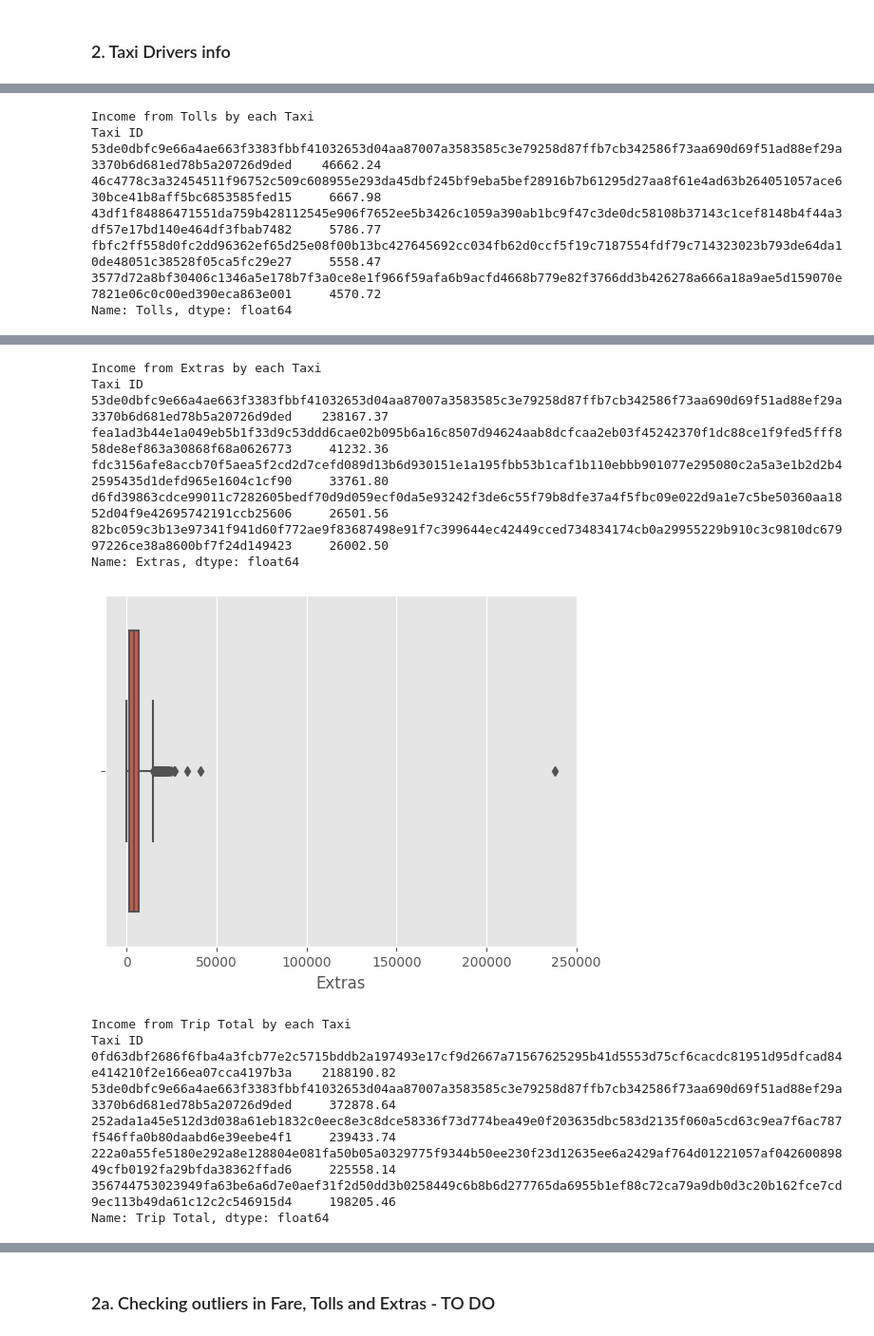
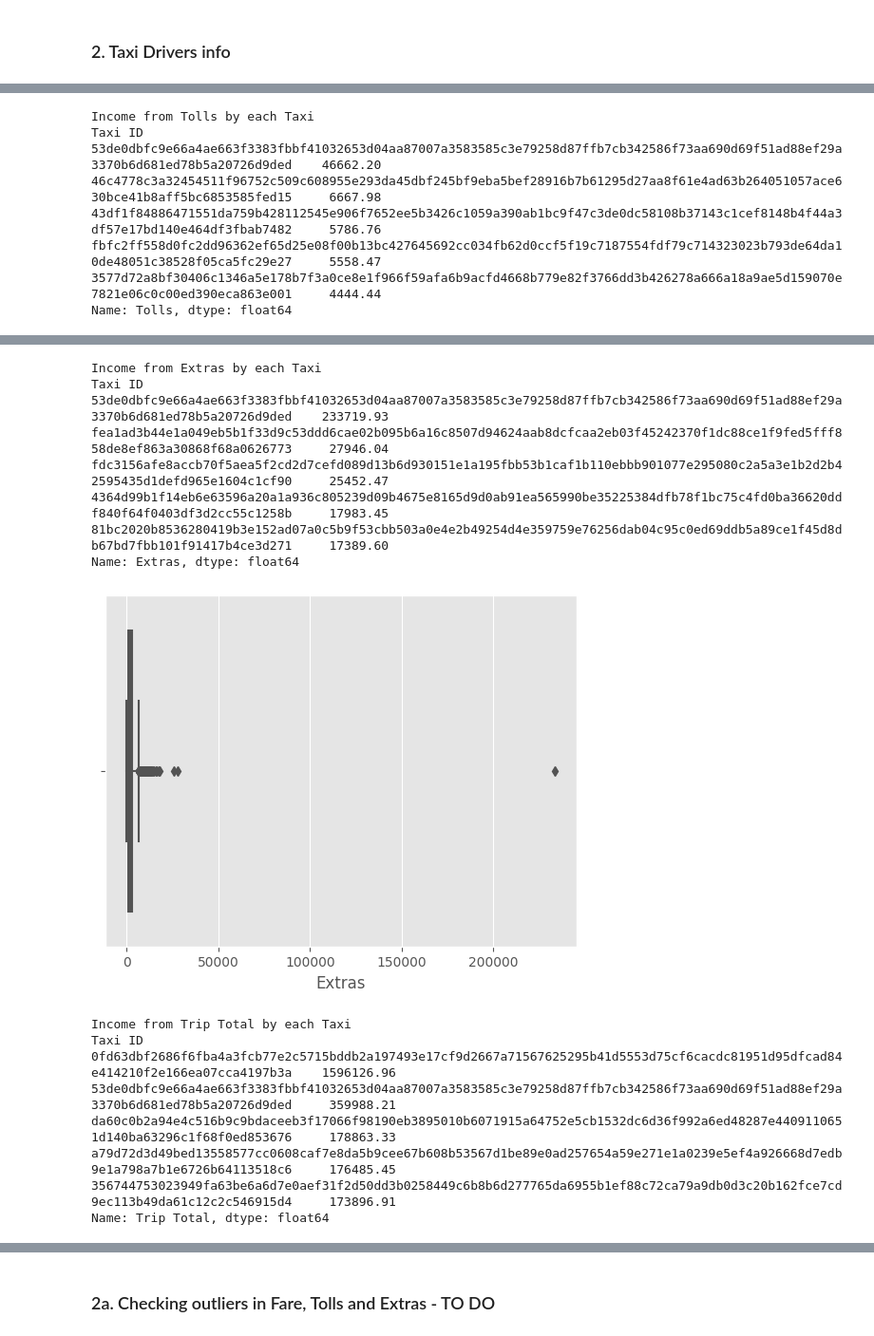
Before and after one commit to DataAnalystPL/Data_analysis, a Jupyter notebook: Chicago_Taxi_2022.ipynb, the cells around one changed output, grey strips where cells are left out. Shown at 95% size. Cells and saved outputs as stored; diff of their text form; code cells hidden in the pictures.

```diff
--- a/Chicago_Taxi_2022.ipynb
+++ b/Chicago_Taxi_2022.ipynb
@@ -59,7 +31,8 @@ Mounted at /content/drive
 # %%
 file_path = '/content/drive/MyDrive/Taxi/Taxi_Trips_-_2022_20231107.csv'
 # %%
-df = cudf.read_csv(file_path)
+#df = cudf.read_csv(file_path)
+df = pd.read_csv(file_path)
 # %% [markdown]
 ## 3. Basic EDA
 # %%
@@ -139,7 +112,9 @@ dtype: int64
 col_to_drop = ["Pickup Census Tract", "Dropoff Census Tract", "Pickup Centroid Location" , "Dropoff Centroid  Location"]
 df.drop(col_to_drop, axis=1, inplace=True)
 # %%
-columns_to_clean = ['Taxi ID', 'Trip End Timestamp', 'Trip Seconds', 'Trip Miles', 'Fare', 'Tips', 'Extras', 'Trip Total', 'Tolls']
+columns_to_clean = ['Taxi ID', 'Trip End Timestamp', 'Trip Seconds', 'Trip Miles', 'Fare', 'Tips', 'Extras',
+                    'Trip Total', 'Tolls', 'Pickup Community Area', 'Dropoff Community Area', 'Pickup Centroid Latitude',
+                    'Pickup Centroid Longitude', 'Dropoff Centroid Latitude', 'Dropoff Centroid Longitude']
 # Droping empty rows
 for column in columns_to_clean:
   df.dropna(subset=column, inplace=True)
@@ -175,6 +148,8 @@ As seen some Dropoff and Pickup areas are missing but we have Latitude and Longi
 # %%
-df['Trip Start Timestamp'] = cudf.to_datetime(df['Trip Start Timestamp'], format='%m/%d/%Y %I:%M:%S %p').dt.strftime('%Y-%m-%d %H:%M:%S')
-df['Trip End Timestamp'] = cudf.to_datetime(df['Trip End Timestamp'], format='%m/%d/%Y %I:%M:%S %p').dt.strftime('%Y-%m-%d %H:%M:%S')
+#df['Trip Start Timestamp'] = cudf.to_datetime(df['Trip Start Timestamp'], format='%m/%d/%Y %I:%M:%S %p').dt.strftime('%Y-%m-%d %H:%M:%S')
+#df['Trip End Timestamp'] = cudf.to_datetime(df['Trip End Timestamp'], format='%m/%d/%Y %I:%M:%S %p').dt.strftime('%Y-%m-%d %H:%M:%S')
+df['Trip Start Timestamp'] = pd.to_datetime(df['Trip Start Timestamp'], format='%m/%d/%Y %I:%M:%S %p').dt.strftime('%Y-%m-%d %H:%M:%S')
+df['Trip End Timestamp'] = pd.to_datetime(df['Trip End Timestamp'], format='%m/%d/%Y %I:%M:%S %p').dt.strftime('%Y-%m-%d %H:%M:%S')
 # %% [markdown]
 ## 5. EDA
 # %%
@@ -294,7 +269,8 @@ plt.show()
 trip_details_columns = ['Trip Miles', 'Trip Seconds', 'Fare', 'Tips', 'Tolls', 'Extras', 'Trip Total']
 # %%
 for feat in trip_details_columns:
-  details = df.groupby('Company')[feat].sum().sort_values(ascending=False).to_pandas()
+  #details = df.groupby('Company')[feat].sum().sort_values(ascending=False).to_pandas()
+  details = df.groupby('Company')[feat].sum().sort_values(ascending=False)
   if feat == 'Trip Miles':
     print('\033[1mMiles made by each Company\033[0m')
     print(details.round(2))
@@ -456,6 +433,7 @@ We have 2950 taxis and the most active one made 10056 trips
 # %%
 for feat in trip_details_columns:
-  details = df.groupby('Taxi ID')[feat].sum().sort_values(ascending=False).to_pandas()
+  #details = df.groupby('Taxi ID')[feat].sum().sort_values(ascending=False).to_pandas()
+  details = df.groupby('Taxi ID')[feat].sum().sort_values(ascending=False)
   if feat == 'Trip Miles':
     print('\033[1mMiles made by each Taxi\033[0m')
     print(details.round(2).head())
@@ -511,8 +489,8 @@ Name: Tips, dtype: float64
 Income from Tolls by each Taxi
 Taxi ID
-53de0dbfc9e66a4ae663f3383fbbf41032653d04aa87007a3583585c3e79258d87ffb7cb342586f73aa690d69f51ad88ef29a3370b6d681ed78b5a20726d9ded    46662.24
+53de0dbfc9e66a4ae663f3383fbbf41032653d04aa87007a3583585c3e79258d87ffb7cb342586f73aa690d69f51ad88ef29a3370b6d681ed78b5a20726d9ded    46662.20
 46c4778c3a32454511f96752c509c608955e293da45dbf245bf9eba5bef28916b7b61295d27aa8f61e4ad63b264051057ace630bce41b8aff5bc6853585fed15     6667.98
-43df1f84886471551da759b428112545e906f7652ee5b3426c1059a390ab1bc9f47c3de0dc58108b37143c1cef8148b4f44a3df57e17bd140e464df3fbab7482     5786.77
+43df1f84886471551da759b428112545e906f7652ee5b3426c1059a390ab1bc9f47c3de0dc58108b37143c1cef8148b4f44a3df57e17bd140e464df3fbab7482     5786.76
 fbfc2ff558d0fc2dd96362ef65d25e08f00b13bc427645692cc034fb62d0ccf5f19c7187554fdf79c714323023b793de64da10de48051c38528f05ca5fc29e27     5558.47
-3577d72a8bf30406c1346a5e178b7f3a0ce8e1f966f59afa6b9acfd4668b779e82f3766dd3b426278a666a18a9ae5d159070e7821e06c0c00ed390eca863e001     4570.72
+3577d72a8bf30406c1346a5e178b7f3a0ce8e1f966f59afa6b9acfd4668b779e82f3766dd3b426278a666a18a9ae5d159070e7821e06c0c00ed390eca863e001     4444.44
 Name: Tolls, dtype: float64
@@ -520,17 +498,17 @@ Name: Tolls, dtype: float64
 Income from Extras by each Taxi
 Taxi ID
-53de0dbfc9e66a4ae663f3383fbbf41032653d04aa87007a3583585c3e79258d87ffb7cb342586f73aa690d69f51ad88ef29a3370b6d681ed78b5a20726d9ded    238167.37
-fea1ad3b44e1a049eb5b1f33d9c53ddd6cae02b095b6a16c8507d94624aab8dcfcaa2eb03f45242370f1dc88ce1f9fed5fff858de8ef863a30868f68a0626773     41232.36
-fdc3156afe8accb70f5aea5f2cd2d7cefd089d13b6d930151e1a195fbb53b1caf1b110ebbb901077e295080c2a5a3e1b2d2b42595435d1defd965e1604c1cf90     33761.80
-d6fd39863cdce99011c7282605bedf70d9d059ecf0da5e93242f3de6c55f79b8dfe37a4f5fbc09e022d9a1e7c5be50360aa1852d04f9e42695742191ccb25606     26501.56
-82bc059c3b13e97341f941d60f772ae9f83687498e91f7c399644ec42449cced734834174cb0a29955229b910c3c9810dc67997226ce38a8600bf7f24d149423     26002.50
+53de0dbfc9e66a4ae663f3383fbbf41032653d04aa87007a3583585c3e79258d87ffb7cb342586f73aa690d69f51ad88ef29a3370b6d681ed78b5a20726d9ded    233719.93
+fea1ad3b44e1a049eb5b1f33d9c53ddd6cae02b095b6a16c8507d94624aab8dcfcaa2eb03f45242370f1dc88ce1f9fed5fff858de8ef863a30868f68a0626773     27946.04
+fdc3156afe8accb70f5aea5f2cd2d7cefd089d13b6d930151e1a195fbb53b1caf1b110ebbb901077e295080c2a5a3e1b2d2b42595435d1defd965e1604c1cf90     25452.47
+4364d99b1f14eb6e63596a20a1a936c805239d09b4675e8165d9d0ab91ea565990be35225384dfb78f1bc75c4fd0ba36620ddf840f64f0403df3d2cc55c1258b     17983.45
+81bc2020b8536280419b3e152ad07a0c5b9f53cbb503a0e4e2b49254d4e359759e76256dab04c95c0ed69ddb5a89ce1f45d8db67bd7fbb101f91417b4ce3d271     17389.60
 Name: Extras, dtype: float64
-[figure, old version]
+[figure, new version]
 Income from Trip Total by each Taxi
 Taxi ID
-0fd63dbf2686f6fba4a3fcb77e2c5715bddb2a197493e17cf9d2667a71567625295b41d5553d75cf6cacdc81951d95dfcad84e414210f2e166ea07cca4197b3a    2188190.82
-53de0dbfc9e66a4ae663f3383fbbf41032653d04aa87007a3583585c3e79258d87ffb7cb342586f73aa690d69f51ad88ef29a3370b6d681ed78b5a20726d9ded     372878.64
-252ada1a45e512d3d038a61eb1832c0eec8e3c8dce58336f73d774bea49e0f203635dbc583d2135f060a5cd63c9ea7f6ac787f546ffa0b80daabd6e39eebe4f1     239433.74
-222a0a55fe5180e292a8e128804e081fa50b05a0329775f9344b50ee230f23d12635ee6a2429af764d01221057af04260089849cfb0192fa29bfda38362ffad6     225558.14
-356744753023949fa63be6a6d7e0aef31f2d50dd3b0258449c6b8b6d277765da6955b1ef88c72ca79a9db0d3c20b162fce7cd9ec113b49da61c12c2c546915d4     198205.46
+0fd63dbf2686f6fba4a3fcb77e2c5715bddb2a197493e17cf9d2667a71567625295b41d5553d75cf6cacdc81951d95dfcad84e414210f2e166ea07cca4197b3a    1596126.96
+53de0dbfc9e66a4ae663f3383fbbf41032653d04aa87007a3583585c3e79258d87ffb7cb342586f73aa690d69f51ad88ef29a3370b6d681ed78b5a20726d9ded     359988.21
+da60c0b2a94e4c516b9c9bdaceeb3f17066f98190eb3895010b6071915a64752e5cb1532dc6d36f992a6ed48287e4409110651d140ba63296c1f68f0ed853676     178863.33
+a79d72d3d49bed13558577cc0608caf7e8da5b9cee67b608b53567d1be89e0ad257654a59e271e1a0239e5ef4a926668d7edb9e1a798a7b1e6726b64113518c6     176485.45
+356744753023949fa63be6a6d7e0aef31f2d50dd3b0258449c6b8b6d277765da6955b1ef88c72ca79a9db0d3c20b162fce7cd9ec113b49da61c12c2c546915d4     173896.91
 Name: Trip Total, dtype: float64
```
Also changed, not shown: parts of 54 cells of this notebook.
